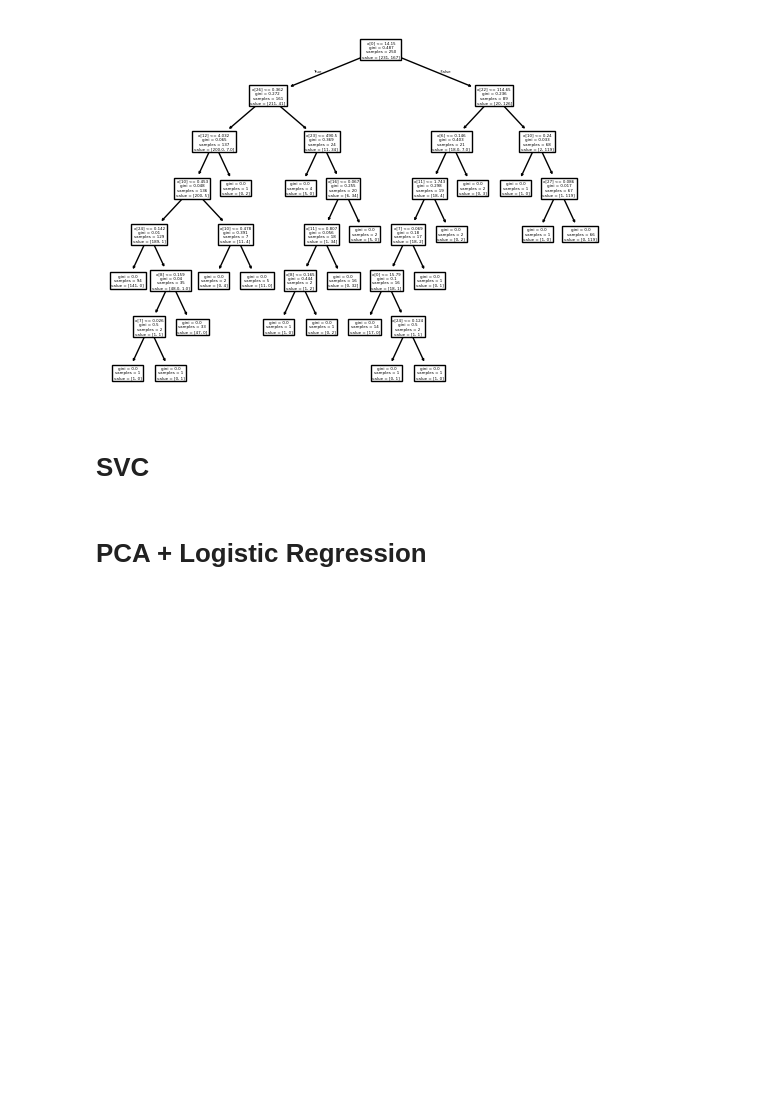
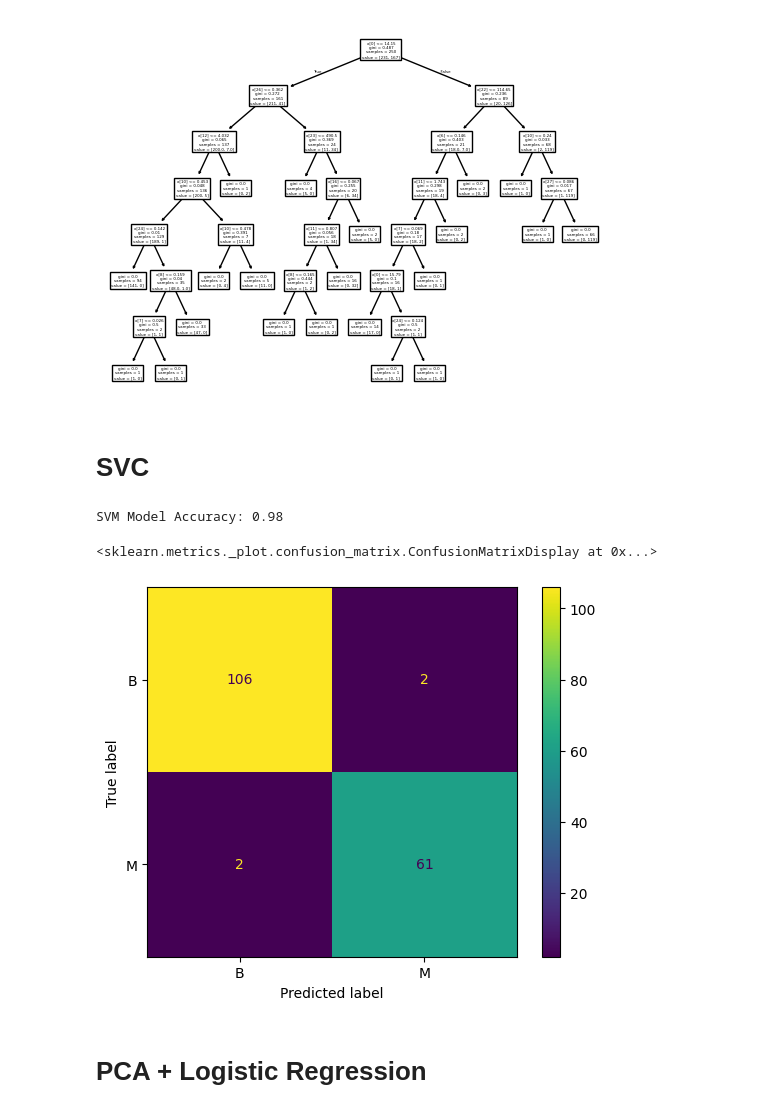
Before and after one commit to Acheedella1/Final-Project, a Jupyter notebook: Preprocessing/models.ipynb, the cells around one changed output. Saved outputs shown, nothing was run; the diff lists cells and outputs as text; code cells hidden in the pictures; blank space fills up the shorter version.

```diff
--- a/Preprocessing/models.ipynb
+++ b/Preprocessing/models.ipynb
@@ -168,12 +160,28 @@ plt.savefig("rf_tree.svg")
 # %%
 import numpy as np
 import pandas as pd
 from sklearn.svm import SVC
 from sklearn.preprocessing import StandardScaler
+from sklearn.pipeline import make_pipeline
+from sklearn.metrics import classification_report, accuracy_score
+feature_columns = [col for col in processed_df.columns if col not in ['risk_score1', 'risk_score2', 'cancer_score', 'risk_category']]
+X = processed_df[feature_columns]
+X_train, X_test, y_train, y_test = train_test_split(X, y, test_size=0.3, random_state=42)
 scaler = StandardScaler()
 classifier = make_pipeline(scaler, SVC(gamma='auto'))
-classifier.fit(X_train, y_train.to_numpy().ravel())
+classifier.fit(X_train, y_train.values.ravel())
 y_pred_svc = classifier.predict(X_test)
+
+
+accuracy = accuracy_score(y_test, y_pred_svc)
+print(f"SVM Model Accuracy: {accuracy:.2f}")
+
+from sklearn.metrics import ConfusionMatrixDisplay
+ConfusionMatrixDisplay.from_estimator(classifier, X_test, y_test)
+# %% [output]
+SVM Model Accuracy: 0.98
+<sklearn.metrics._plot.confusion_matrix.ConfusionMatrixDisplay at 0x...>
+[figure, added]
 # %% [markdown]
 # PCA + Logistic Regression
 # %%
```
Also changed, not shown: parts of 5 cells of this notebook, 1 other file.
